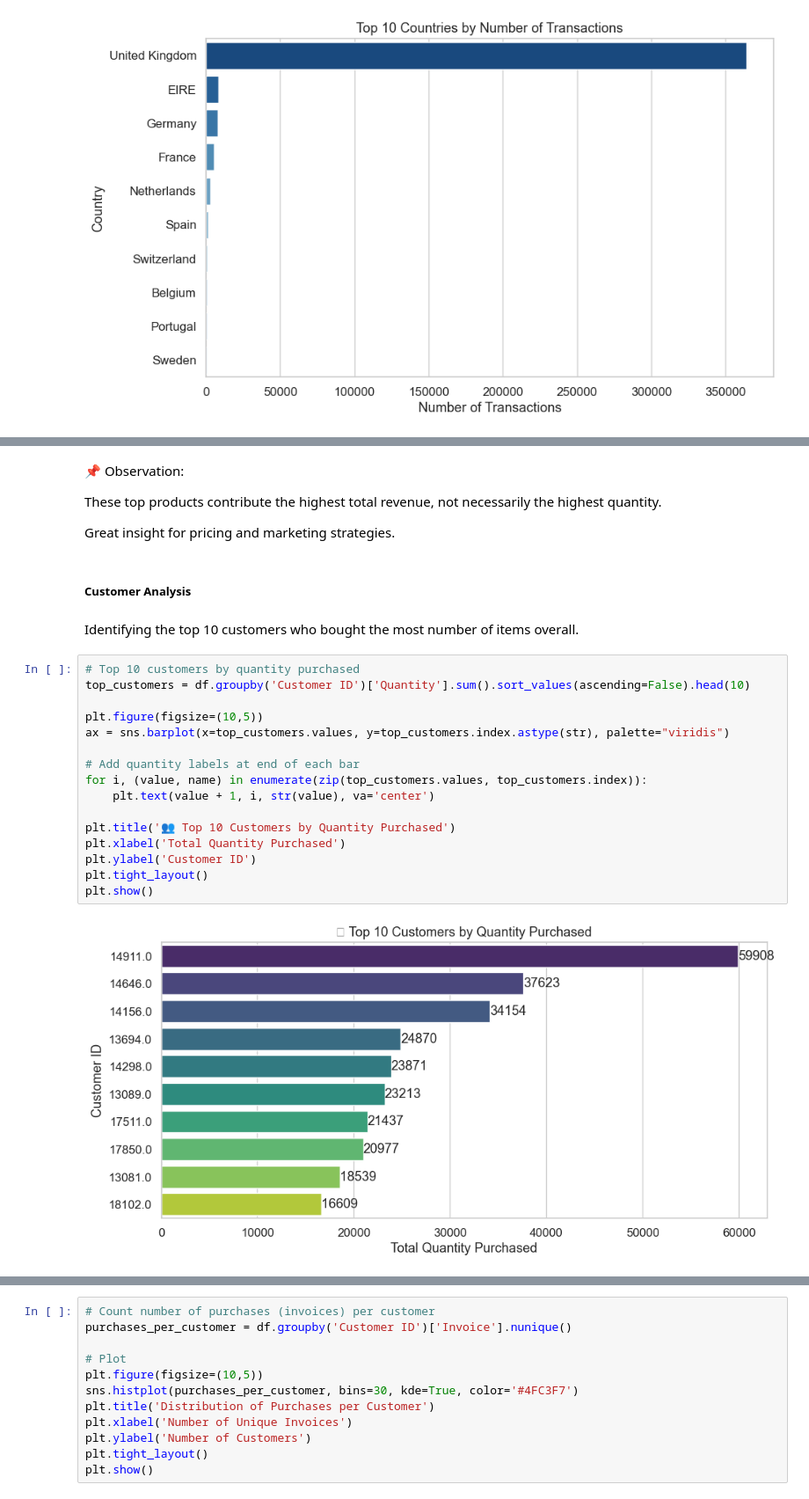
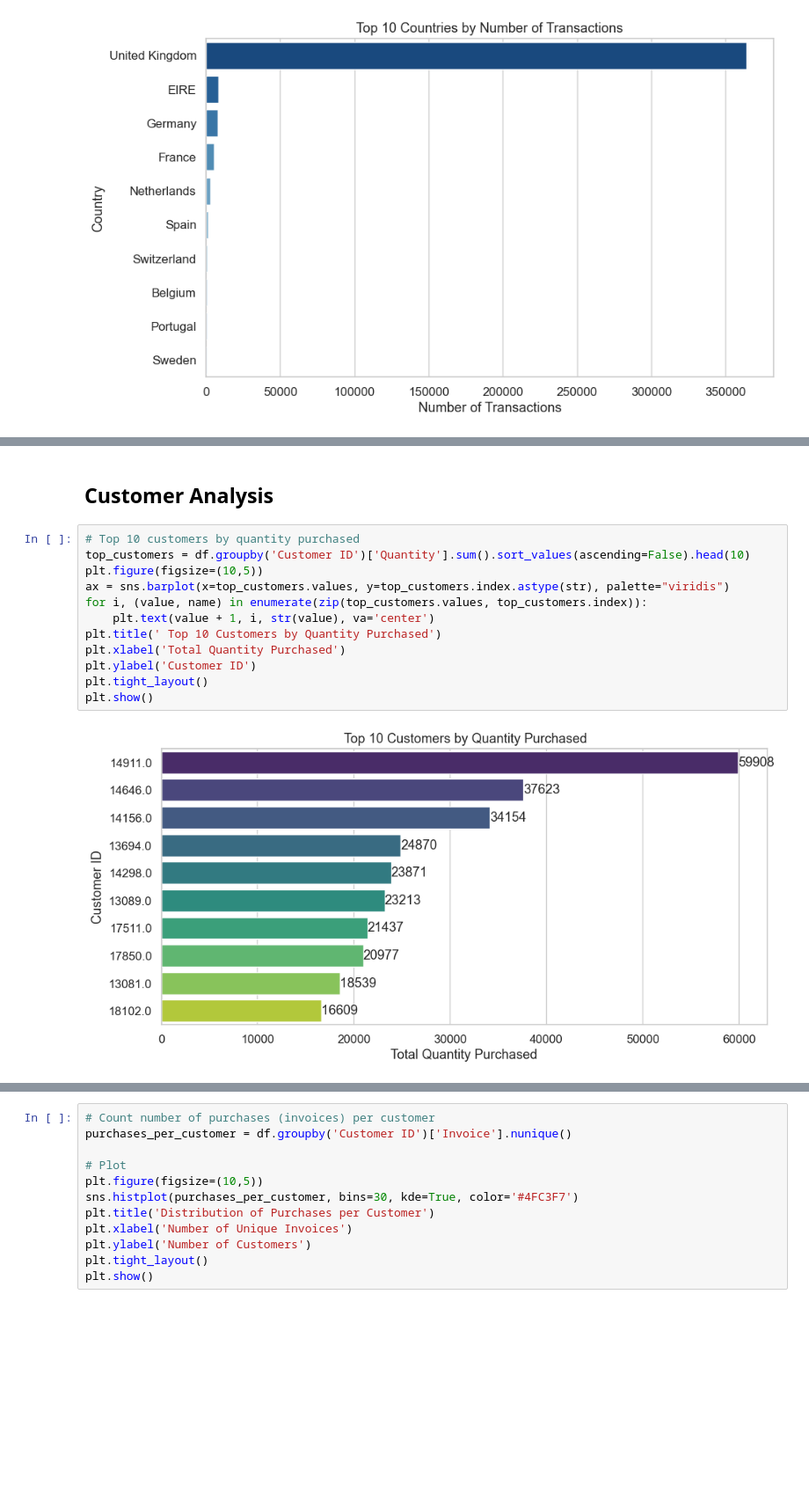
Before and after one commit to kinzarani1234/retail-sales-eda, a Jupyter notebook: online retail sales.ipynb, the cells around one changed output, grey strips where cells are left out. Shown at 88% size. Drawn from its saved outputs; the diff is of its cells as text; blank space fills up the shorter version.

```diff
--- a/online retail sales.ipynb
+++ b/online retail sales.ipynb
@@ -402,31 +293,19 @@ plt.tight_layout()
 plt.show()
 # %% [output]
 [figure]
-# %% [markdown]
-📌 Observation:
-
-These top products contribute the highest total revenue, not necessarily the highest quantity.
-
-Great insight for pricing and marketing strategies.
 # %% [markdown]
-#####  Customer Analysis
+##  Customer Analysis
-# %% [markdown]
-Identifying the top 10 customers who bought the most number of items overall.
 # %%
 # Top 10 customers by quantity purchased
 top_customers = df.groupby('Customer ID')['Quantity'].sum().sort_values(ascending=False).head(10)
-
 plt.figure(figsize=(10,5))
 ax = sns.barplot(x=top_customers.values, y=top_customers.index.astype(str), palette="viridis")
-
-# Add quantity labels at end of each bar
 for i, (value, name) in enumerate(zip(top_customers.values, top_customers.index)):
     plt.text(value + 1, i, str(value), va='center')
-
-plt.title('👥 Top 10 Customers by Quantity Purchased')
+plt.title(' Top 10 Customers by Quantity Purchased')
 plt.xlabel('Total Quantity Purchased')
 plt.ylabel('Customer ID')
 plt.tight_layout()
 plt.show()
 # %% [output]
-[figure, old version]
+[figure, new version]
```
Also changed, not shown: parts of 82 cells of this notebook.
